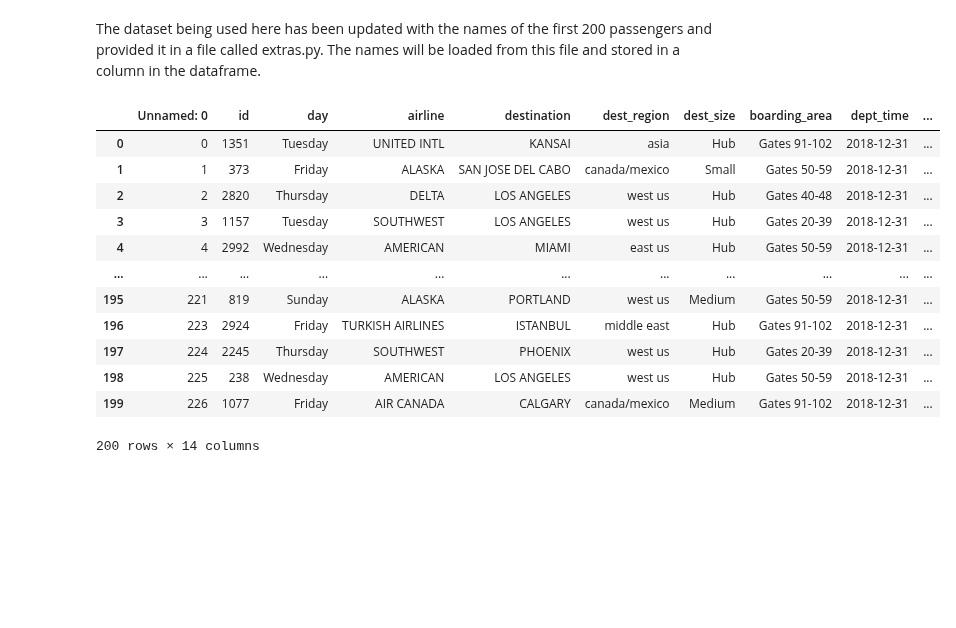
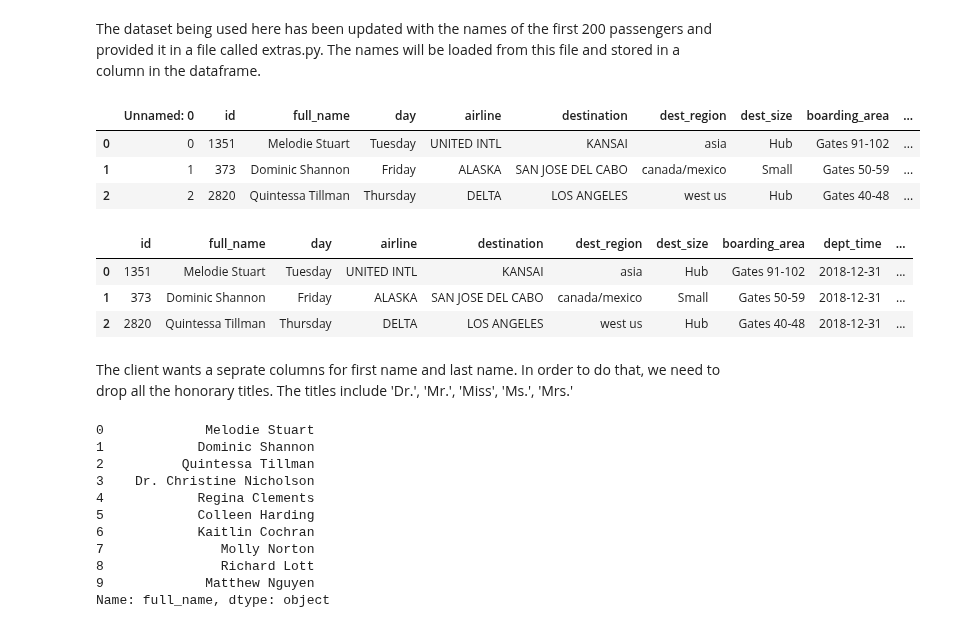
Before and after one commit to joeelorm/Projects, a Jupyter notebook: Data Cleaning/Data Cleaning II.ipynb, the cells around one changed output. Cells and saved outputs as stored; diff of their text form; code cells hidden in the pictures; blank space fills up the shorter version.

```diff
--- a/Data Cleaning/Data Cleaning II.ipynb
+++ b/Data Cleaning/Data Cleaning II.ipynb
@@ -198,20 +198,38 @@ The dataset being used here has been updated with the names of the first 200 pas
 from extras import names
 # %%
 #Getting the first 200 rowsfrom the dataframe
-airlines_200 = airlines.loc[0:199]
+airlines_200 = airlines.loc[0:199].copy()
 #Inserting the names as a column in position 2 in the dataframe
-airlines_200
+airlines_200.insert(loc = 2, column = 'full_name', value = names)
+airlines_200.head(3)
 # %% [output]
-|  | Unnamed: 0 | id | day | airline | destination | dest_region | dest_size | boarding_area | dept_time | ... |
-| 0 | 0 | 1351 | Tuesday | UNITED INTL | KANSAI | asia | Hub | Gates 91-102 | 2018-12-31 | ... |
-| 1 | 1 | 373 | Friday | ALASKA | SAN JOSE DEL CABO | canada/mexico | Small | Gates 50-59 | 2018-12-31 | ... |
-| 2 | 2 | 2820 | Thursday | DELTA | LOS ANGELES | west us | Hub | Gates 40-48 | 2018-12-31 | ... |
-| 3 | 3 | 1157 | Tuesday | SOUTHWEST | LOS ANGELES | west us | Hub | Gates 20-39 | 2018-12-31 | ... |
-| 4 | 4 | 2992 | Wednesday | AMERICAN | MIAMI | east us | Hub | Gates 50-59 | 2018-12-31 | ... |
-| ... | ... | ... | ... | ... | ... | ... | ... | ... | ... | ... |
-| 195 | 221 | 819 | Sunday | ALASKA | PORTLAND | west us | Medium | Gates 50-59 | 2018-12-31 | ... |
-| 196 | 223 | 2924 | Friday | TURKISH AIRLINES | ISTANBUL | middle east | Hub | Gates 91-102 | 2018-12-31 | ... |
-| 197 | 224 | 2245 | Thursday | SOUTHWEST | PHOENIX | west us | Hub | Gates 20-39 | 2018-12-31 | ... |
-| 198 | 225 | 238 | Wednesday | AMERICAN | LOS ANGELES | west us | Hub | Gates 50-59 | 2018-12-31 | ... |
-| 199 | 226 | 1077 | Friday | AIR CANADA | CALGARY | canada/mexico | Medium | Gates 91-102 | 2018-12-31 | ... |
+|  | Unnamed: 0 | id | full_name | day | airline | destination | dest_region | dest_size | boarding_area | ... |
+| 0 | 0 | 1351 | Melodie Stuart | Tuesday | UNITED INTL | KANSAI | asia | Hub | Gates 91-102 | ... |
+| 1 | 1 | 373 | Dominic Shannon | Friday | ALASKA | SAN JOSE DEL CABO | canada/mexico | Small | Gates 50-59 | ... |
+| 2 | 2 | 2820 | Quintessa Tillman | Thursday | DELTA | LOS ANGELES | west us | Hub | Gates 40-48 | ... |
-200 rows × 14 columns
+# %%
+#Dropping the unneccessary column named Unnamed:0
+airlines_200.drop('Unnamed: 0', axis = 1, inplace = True)
+airlines_200.head(3)
+# %% [output]
+|  | id | full_name | day | airline | destination | dest_region | dest_size | boarding_area | dept_time | ... |
+| 0 | 1351 | Melodie Stuart | Tuesday | UNITED INTL | KANSAI | asia | Hub | Gates 91-102 | 2018-12-31 | ... |
+| 1 | 373 | Dominic Shannon | Friday | ALASKA | SAN JOSE DEL CABO | canada/mexico | Small | Gates 50-59 | 2018-12-31 | ... |
+| 2 | 2820 | Quintessa Tillman | Thursday | DELTA | LOS ANGELES | west us | Hub | Gates 40-48 | 2018-12-31 | ... |
+# %% [markdown]
+The client wants a seprate columns for first name and last name. In order to do that, we need to drop all the honorary titles. The titles include 'Dr.', 'Mr.', 'Miss', 'Ms.', 'Mrs.'
+# %%
+#Looking at the first 10 full_names
+airlines_200['full_name'][:10]
+# %% [output]
+0             Melodie Stuart
+1            Dominic Shannon
+2          Quintessa Tillman
+3    Dr. Christine Nicholson
+4            Regina Clements
+5            Colleen Harding
+6            Kaitlin Cochran
+7               Molly Norton
+8               Richard Lott
+9             Matthew Nguyen
+Name: full_name, dtype: object
```
Also changed, not shown: parts of 11 cells of this notebook.
